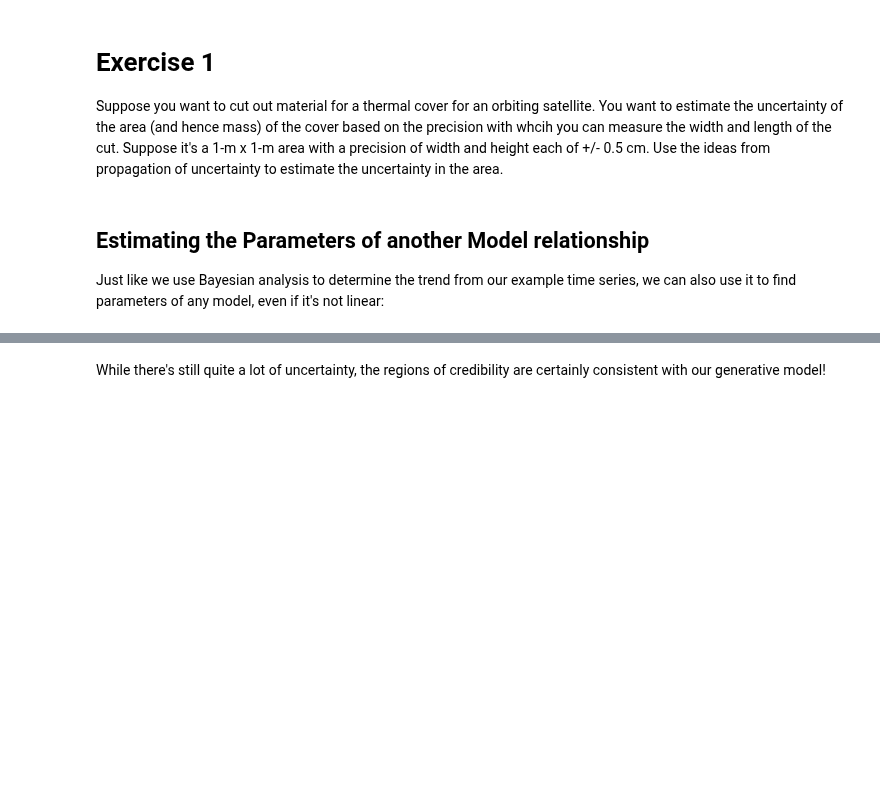
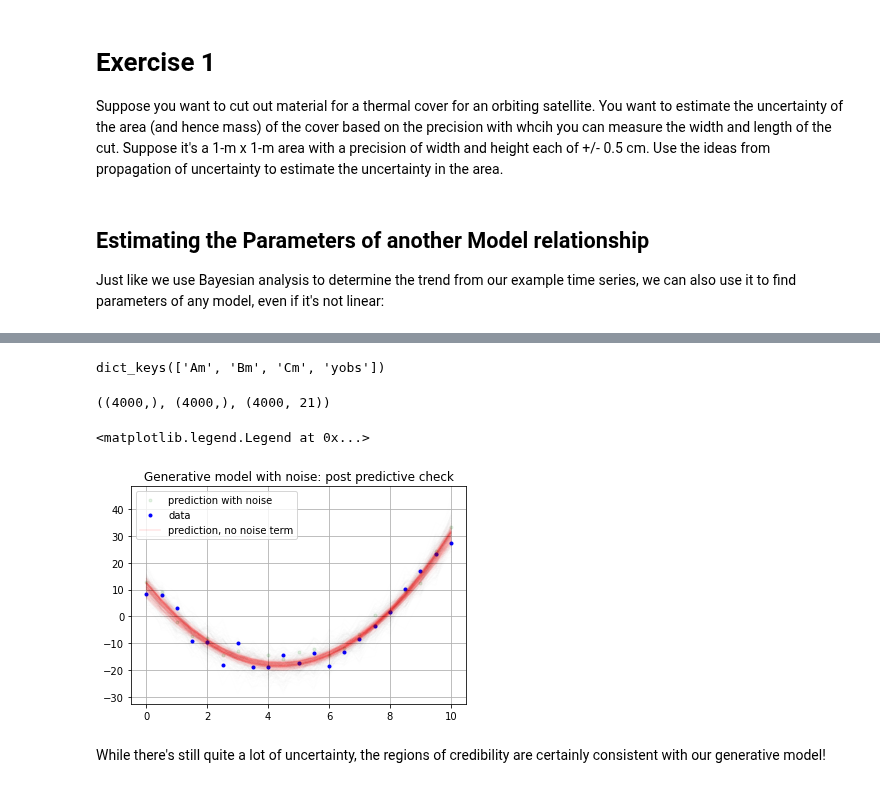
Before and after one commit to sspickle/instrumentation-projects, a Jupyter notebook: proj7/Analytical Error Propagation and Parameter Estimation.ipynb, the cells around one changed output, grey strips where cells are left out. Saved outputs shown, nothing was run; the diff lists cells and outputs as text; code cells hidden in the pictures; blank space fills up the shorter version.

```diff
--- a/proj7/Analytical Error Propagation and Parameter Estimation.ipynb
+++ b/proj7/Analytical Error Propagation and Parameter Estimation.ipynb
@@ -185,0 +189,3 @@ az.summary(trace, kind="stats")
+# %%
+with noise_model:
+    ppc1 = pm.sample_posterior_predictive(trace1, var_names=['Am','Bm','Cm','yobs'])
@@ -186,3 +194,39 @@ az.summary(trace, kind="stats")
+# %%
+ppc1.keys()
+# %% [output]
+dict_keys(['Am', 'Bm', 'Cm', 'yobs'])
+# %%
+ppc1['Am'].shape, ppc1['Bm'].shape, ppc1['yobs'].shape
+# %% [output]
+((4000,), (4000,), (4000, 21))
+# %%
+for j in range(1,200):
+    plt.plot(x, ppc1['yobs'][j], 'g-', alpha=0.005)
+
+plt.plot(x, ppc1['yobs'][0], 'g.', alpha=0.1, label="prediction with noise")
+
+plt.plot(x, ynoise, 'b.', label="data")
+
+for j in range(1,200):
+    Am = ppc1['Am'][j]
+    Bm = ppc1['Bm'][j]
+    Cm = ppc1['Cm'][j]
+    y1 = Am*x**2 + Bm*x + Cm
+
+    plt.plot(x, y1, 'r-', alpha=0.01)
+
+Am = ppc1['Am'][0]
+Bm = ppc1['Bm'][0]
+Cm = ppc1['Cm'][0]
+y1 = Am*x**2 + Bm*x + Cm
+
+plt.plot(x, y1, 'r-', alpha=0.1, label="prediction, no noise term")
+plt.grid()
+plt.title("Generative model with noise: post predictive check")
+plt.legend()
+# %% [output]
+<matplotlib.legend.Legend at 0x...>
+[figure, added]
 # %% [markdown]
 While there's still quite a lot of uncertainty, the regions of credibility are certainly consistent with our generative model!
 # %% [markdown]
```
Also changed, not shown: parts of 4 cells of this notebook, 1 other file.
